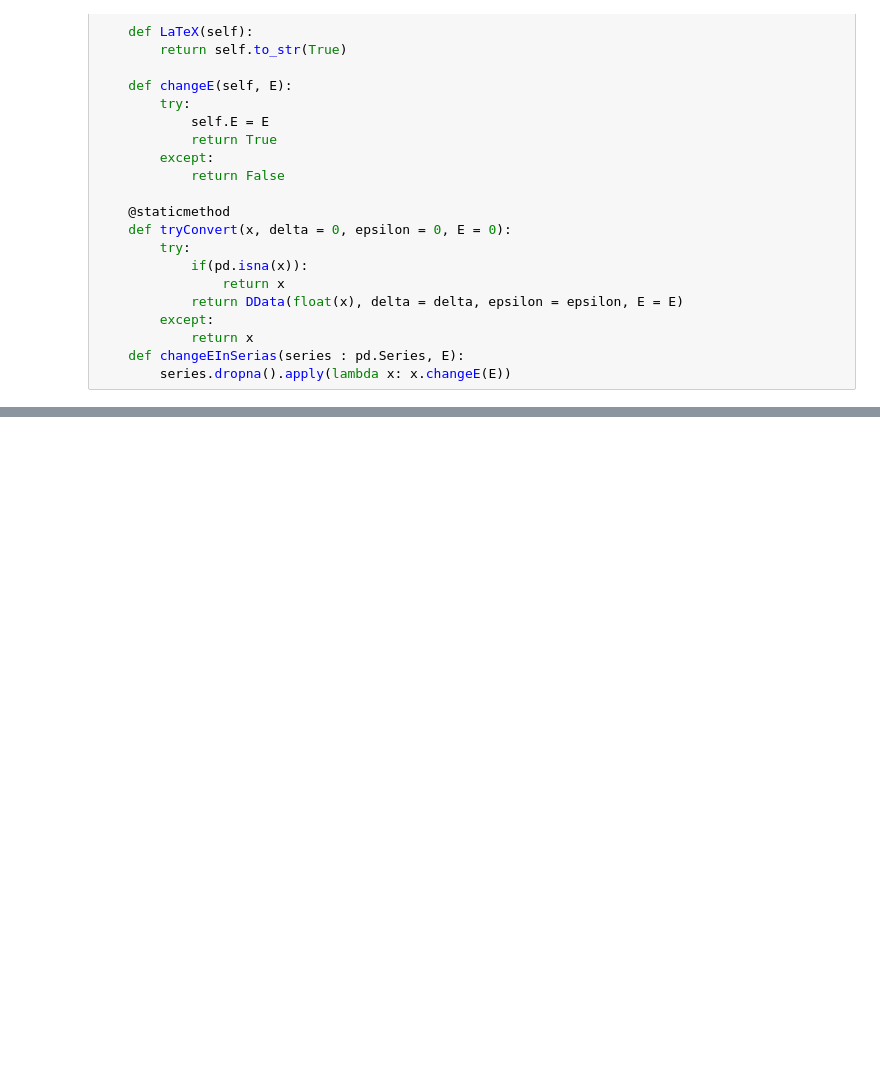
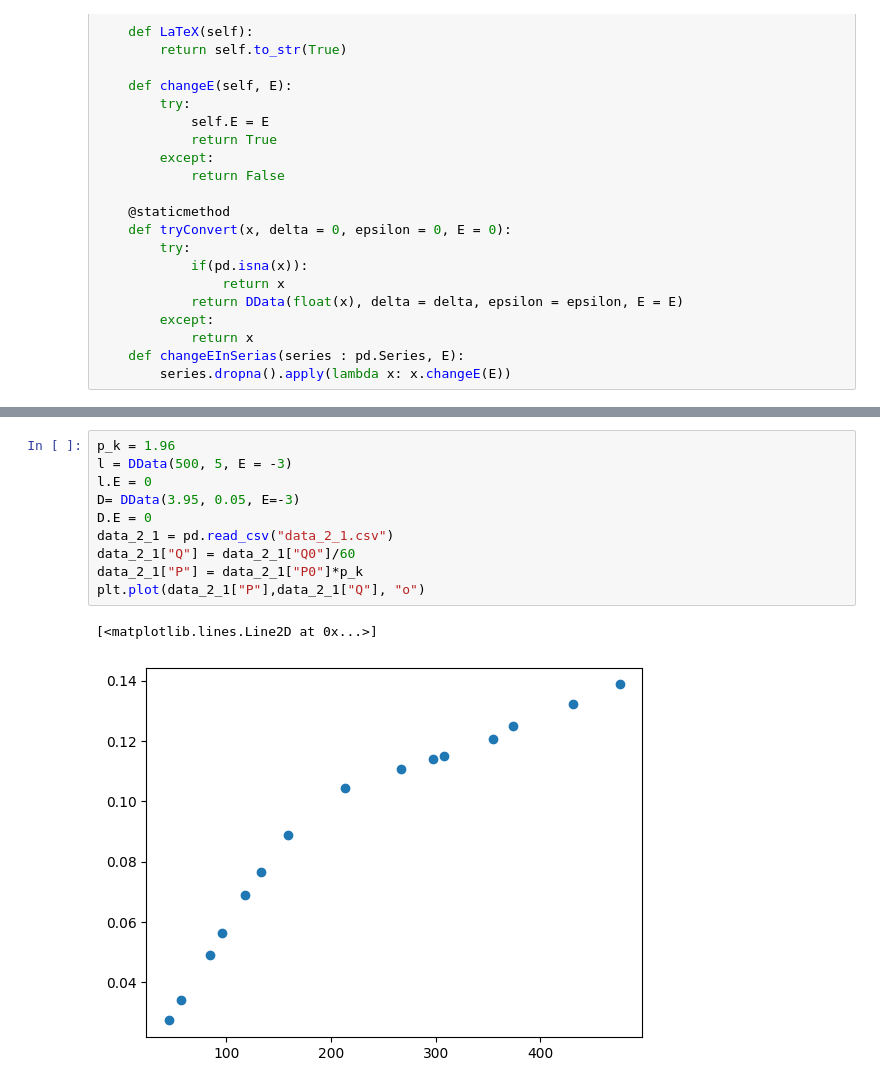
Before and after one commit to RedBrean/term2, a Jupyter notebook: labs/131/131.ipynb, the cells around one changed output, grey strips where cells are left out. Drawn from its saved outputs; the diff is of its cells as text; blank space fills up the shorter version.

```diff
--- a/labs/131/131.ipynb
+++ b/labs/131/131.ipynb
@@ -301,0 +309,13 @@ plt.plot(data["P"],data["Q"], "o")
+# %%
+p_k = 1.96
+l = DData(500, 5, E = -3)
+l.E = 0
+D= DData(3.95, 0.05, E=-3)
+D.E = 0
+data_2_1 = pd.read_csv("data_2_1.csv")
+data_2_1["Q"] = data_2_1["Q0"]/60
+data_2_1["P"] = data_2_1["P0"]*p_k
+plt.plot(data_2_1["P"],data_2_1["Q"], "o")
+# %% [output]
+[<matplotlib.lines.Line2D at 0x...>]
+[figure, added]
```
Also changed, not shown: parts of 3 cells of this notebook, 1 other file.
